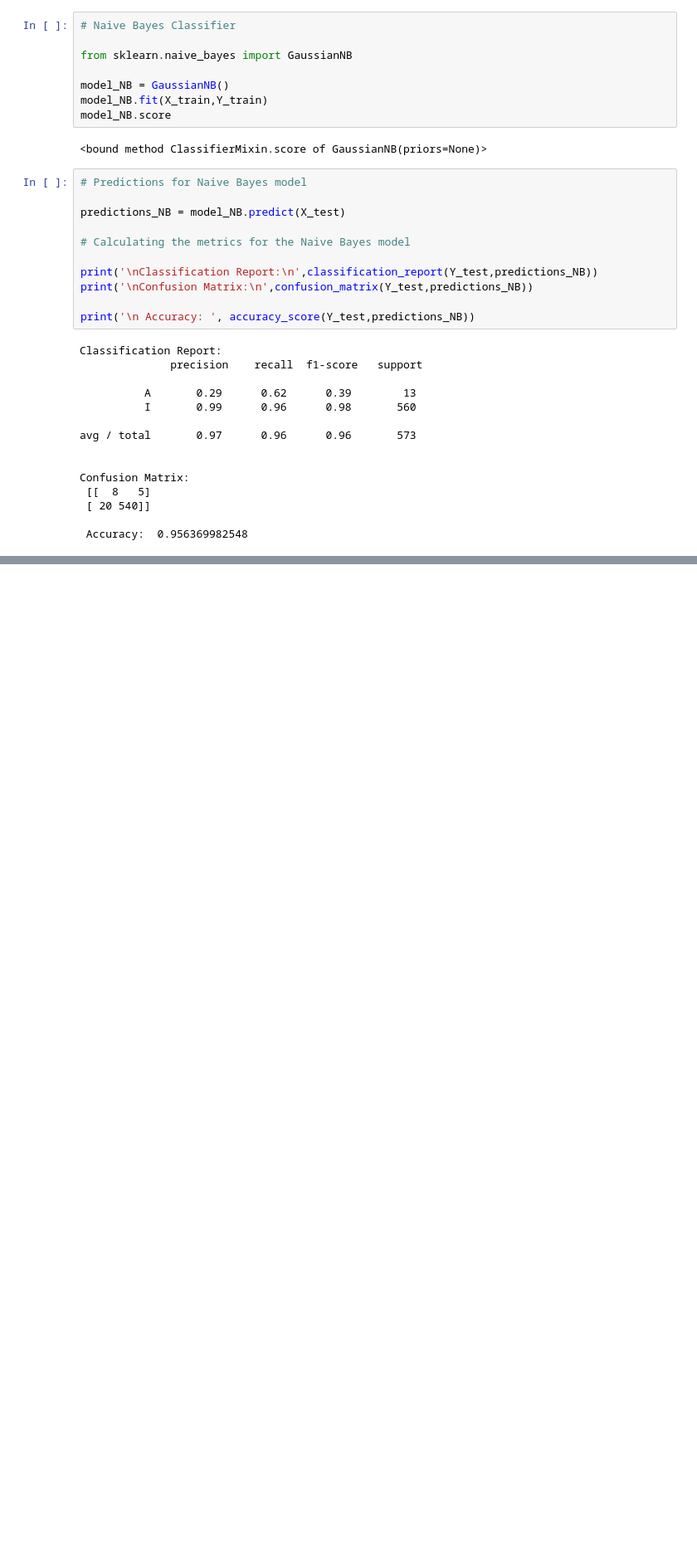
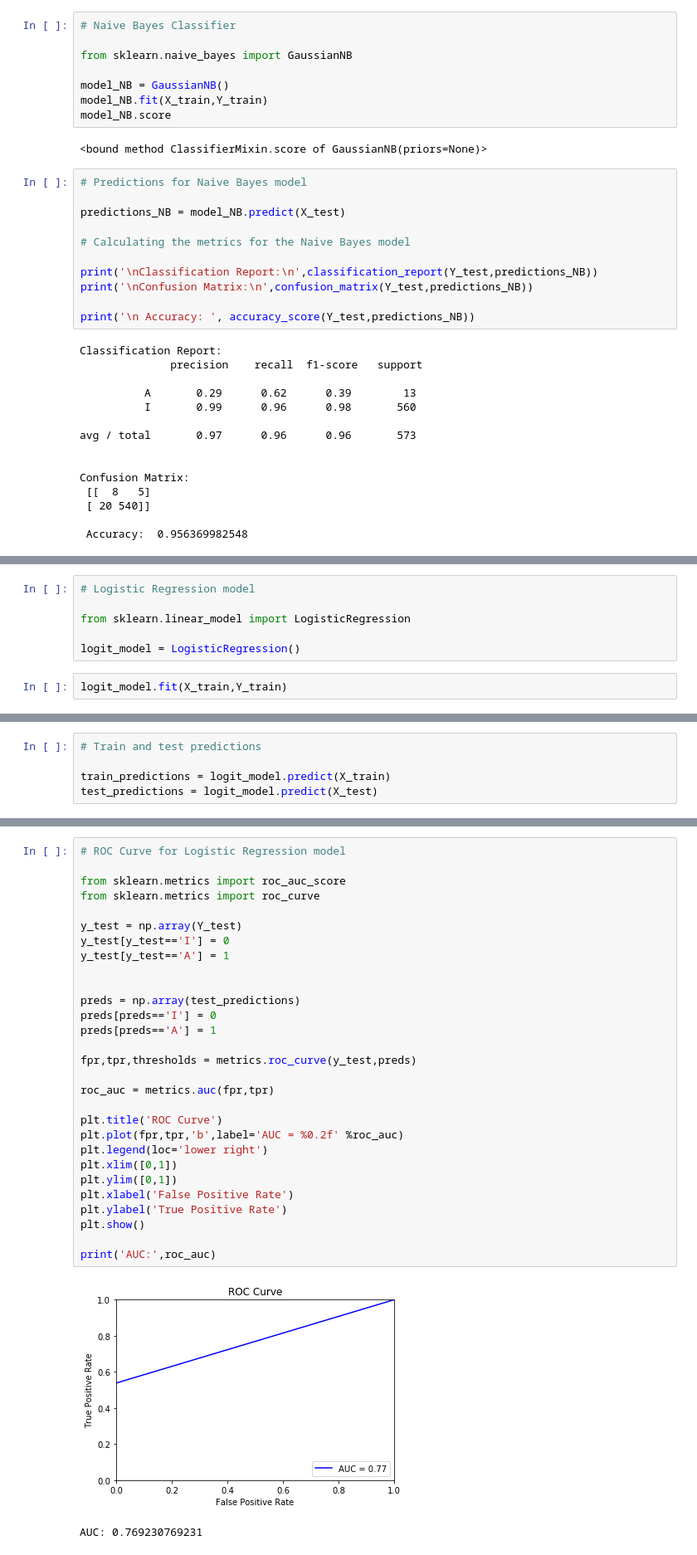
Before and after one commit to suneelnair1/Research_Internship, a Jupyter notebook: Sunil_Nair_Research_Internship_Codeset.ipynb, the cells around one changed output, grey strips where cells are left out. Shown: that part at 83% size. Drawn from its saved outputs; the diff is of its cells as text; blank space fills up the shorter version.

```diff
--- a/Sunil_Nair_Research_Internship_Codeset.ipynb
+++ b/Sunil_Nair_Research_Internship_Codeset.ipynb
@@ -431,0 +549,8 @@ plt.show()
+# %%
+# Logistic Regression model
+
+from sklearn.linear_model import LogisticRegression
+
+logit_model = LogisticRegression()
+# %%
+logit_model.fit(X_train,Y_train)
@@ -431,0 +562,5 @@ plt.show()
+# %%
+# Train and test predictions
+
+train_predictions = logit_model.predict(X_train)
+test_predictions = logit_model.predict(X_test)
@@ -431,0 +589,32 @@ plt.show()
+# %%
+# ROC Curve for Logistic Regression model
+
+from sklearn.metrics import roc_auc_score
+from sklearn.metrics import roc_curve
+
+y_test = np.array(Y_test)
+y_test[y_test=='I'] = 0
+y_test[y_test=='A'] = 1
+
+
+preds = np.array(test_predictions)
+preds[preds=='I'] = 0
+preds[preds=='A'] = 1
+
+fpr,tpr,thresholds = metrics.roc_curve(y_test,preds)
+
+roc_auc = metrics.auc(fpr,tpr)
+
+plt.title('ROC Curve')
+plt.plot(fpr,tpr,'b',label='AUC = %0.2f' %roc_auc)
+plt.legend(loc='lower right')
+plt.xlim([0,1])
+plt.ylim([0,1])
+plt.xlabel('False Positive Rate')
+plt.ylabel('True Positive Rate')
+plt.show()
+
+print('AUC:',roc_auc)
+# %% [output]
+[figure, added]
+AUC: 0.769230769231
```
Also changed, not shown: parts of 19 cells of this notebook.
